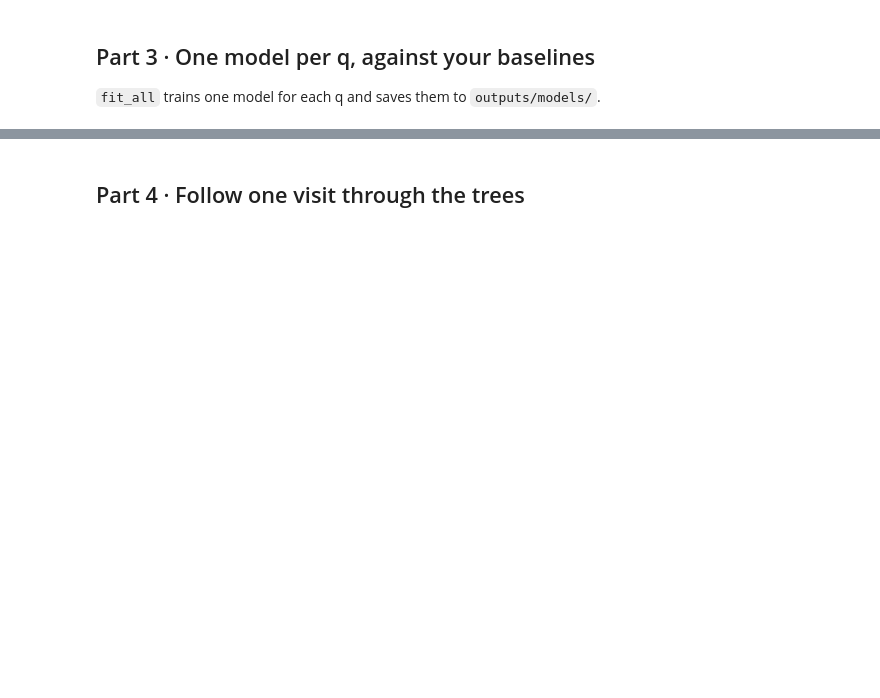
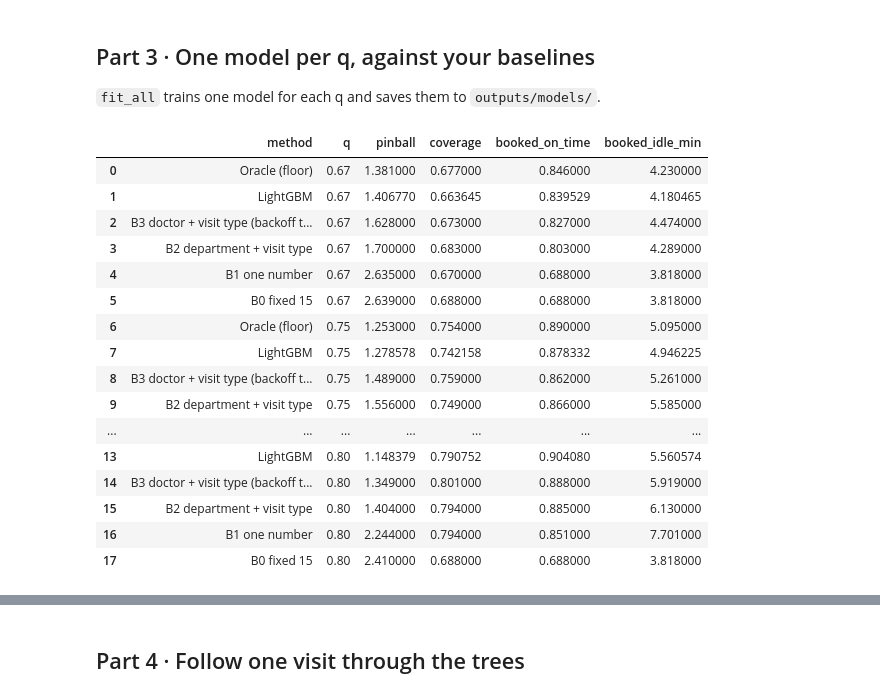
Before and after one commit to rocksolid911/slot-pred-using-lightGBM-XGBoost, a Jupyter notebook: notebooks/A06_lightgbm.ipynb, the cells around one changed output, grey strips where cells are left out. Drawn from its saved outputs; the diff is of its cells as text; code cells hidden in the pictures; blank space fills up the shorter version.

```diff
--- a/notebooks/A06_lightgbm.ipynb
+++ b/notebooks/A06_lightgbm.ipynb
@@ -122,9 +194,36 @@ models = fit_all(X_train, y_train, X_valid, y_valid)
 # %%
 # TODO(you): build the June leaderboard rows for LightGBM, one per q:
 #   evaluate(y_valid, models[q].predict(X_valid), q, "LightGBM")
 # Then put them together with your A5 baselines:  board = pd.concat([baselines, pd.DataFrame(rows)])
 # Show method, q, pinball, coverage, booked_on_time, booked_idle_min, sorted by q then pinball.
 # Finally save the LightGBM rows only:  pd.DataFrame(rows).to_csv(OUT / "lgbm_valid.csv", index=False)
+
+if "models" not in globals():
+	models = fit_all(X_train, y_train, X_valid, y_valid)
+
+rows = [evaluate(y_valid, models[q].predict(X_valid), q, "LightGBM") for q in Q_CANDIDATES]
+board = pd.concat([baselines, pd.DataFrame(rows)])
+cols = ["method", "q", "pinball", "coverage", "booked_on_time", "booked_idle_min"]
+display(board[cols].sort_values(["q", "pinball"]).reset_index(drop=True))
+pd.DataFrame(rows).to_csv(OUT / "lgbm_valid.csv", index=False)
+# %% [output]
+|  | method | q | pinball | coverage | booked_on_time | booked_idle_min |
+| 0 | Oracle (floor) | 0.67 | 1.381000 | 0.677000 | 0.846000 | 4.230000 |
+| 1 | LightGBM | 0.67 | 1.406770 | 0.663645 | 0.839529 | 4.180465 |
+| 2 | B3 doctor + visit type (backoff t... | 0.67 | 1.628000 | 0.673000 | 0.827000 | 4.474000 |
+| 3 | B2 department + visit type | 0.67 | 1.700000 | 0.683000 | 0.803000 | 4.289000 |
+| 4 | B1 one number | 0.67 | 2.635000 | 0.670000 | 0.688000 | 3.818000 |
+| 5 | B0 fixed 15 | 0.67 | 2.639000 | 0.688000 | 0.688000 | 3.818000 |
+| 6 | Oracle (floor) | 0.75 | 1.253000 | 0.754000 | 0.890000 | 5.095000 |
+| 7 | LightGBM | 0.75 | 1.278578 | 0.742158 | 0.878332 | 4.946225 |
+| 8 | B3 doctor + visit type (backoff t... | 0.75 | 1.489000 | 0.759000 | 0.862000 | 5.261000 |
+| 9 | B2 department + visit type | 0.75 | 1.556000 | 0.749000 | 0.866000 | 5.585000 |
+| ... | ... | ... | ... | ... | ... | ... |
+| 13 | LightGBM | 0.80 | 1.148379 | 0.790752 | 0.904080 | 5.560574 |
+| 14 | B3 doctor + visit type (backoff t... | 0.80 | 1.349000 | 0.801000 | 0.888000 | 5.919000 |
+| 15 | B2 department + visit type | 0.80 | 1.404000 | 0.794000 | 0.885000 | 6.130000 |
+| 16 | B1 one number | 0.80 | 2.244000 | 0.794000 | 0.851000 | 7.701000 |
+| 17 | B0 fixed 15 | 0.80 | 2.410000 | 0.688000 | 0.688000 | 3.818000 |
 # %% [markdown]
 **Questions**
 1. For each q: how much of the gap between B3 and the best possible score does LightGBM close? (gap closed = (B3 − LightGBM) ÷ (B3 − best possible))
```
Also changed, not shown: parts of 18 cells of this notebook, 16 other files.
